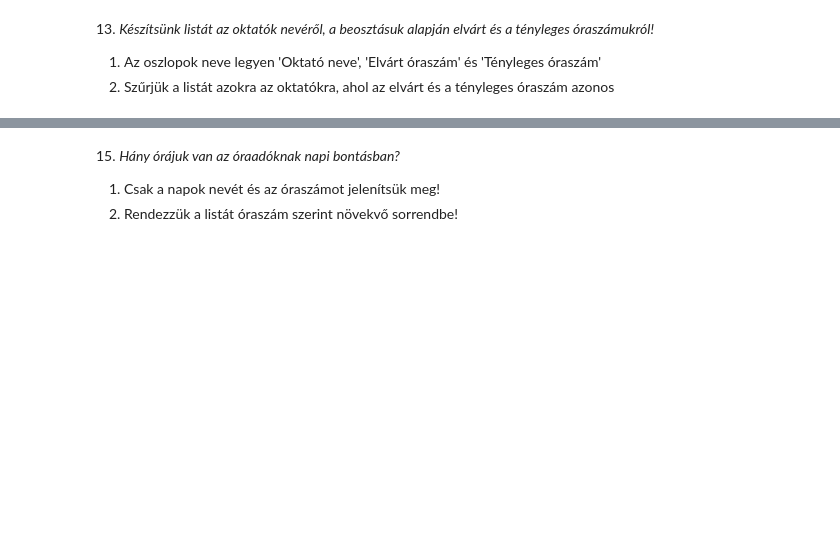
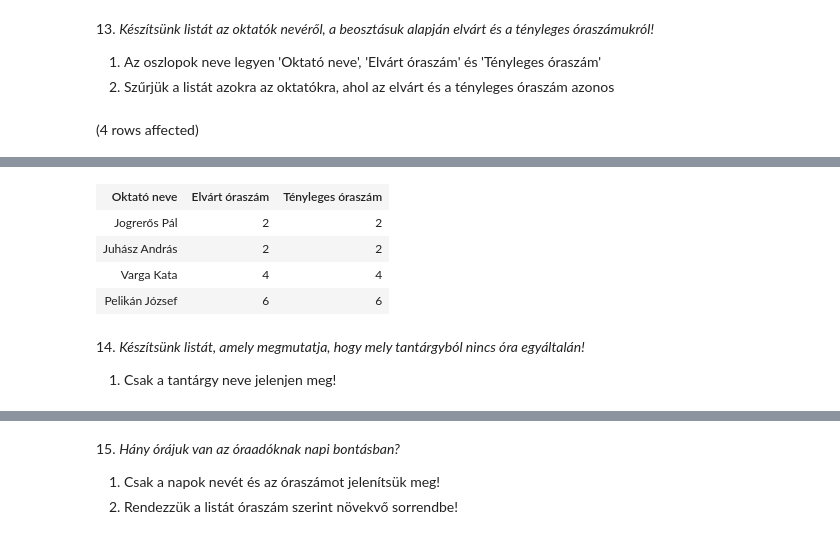
Before and after one commit to telekboldi2/sql.uni-corvinus, a Jupyter notebook: gyakorlat03_feladatok.ipynb, the cells around one changed output, grey strips where cells are left out. Drawn from its saved outputs; the diff is of its cells as text; code cells hidden in the pictures; blank space fills up the shorter version.

```diff
--- a/gyakorlat03_feladatok.ipynb
+++ b/gyakorlat03_feladatok.ipynb
@@ -200,3 +200,13 @@ Total execution time: 00:00:00.020
 
 1. Az oszlopok neve legyen 'Oktató neve', 'Elvárt óraszám' és 'Tényleges óraszám'
 2. Szűrjük a listát azokra az oktatókra, ahol az elvárt és a tényleges óraszám azonos
+# %%
+select  okt.nev AS 'Oktató neve',
+        count(ora_id) AS 'Elvárt óraszám',
+        b.elvart AS 'Tényleges óraszám'
+from Oktatok okt join orak o on okt.oktato_id = o.tanar
+                 join Beosztasok b on okt.beosztás = b.beosztas_id
+group by okt.nev, b.elvart
+having b.elvart=count(ora_id)
+# %% [output]
+(4 rows affected)
@@ -203,2 +214,11 @@ Total execution time: 00:00:00.020
+| Oktató neve | Elvárt óraszám | Tényleges óraszám |
+| Jogrerős Pál | 2 | 2 |
+| Juhász András | 2 | 2 |
+| Varga Kata | 4 | 4 |
+| Pelikán József | 6 | 6 |
+# %% [markdown]
+14. _Készítsünk listát, amely megmutatja, hogy mely tantárgyból nincs óra egyáltalán!_
+
+1. Csak a tantárgy neve jelenjen meg!
 # %%
 # %% [output]
```
Also changed, not shown: parts of 3 cells of this notebook.
